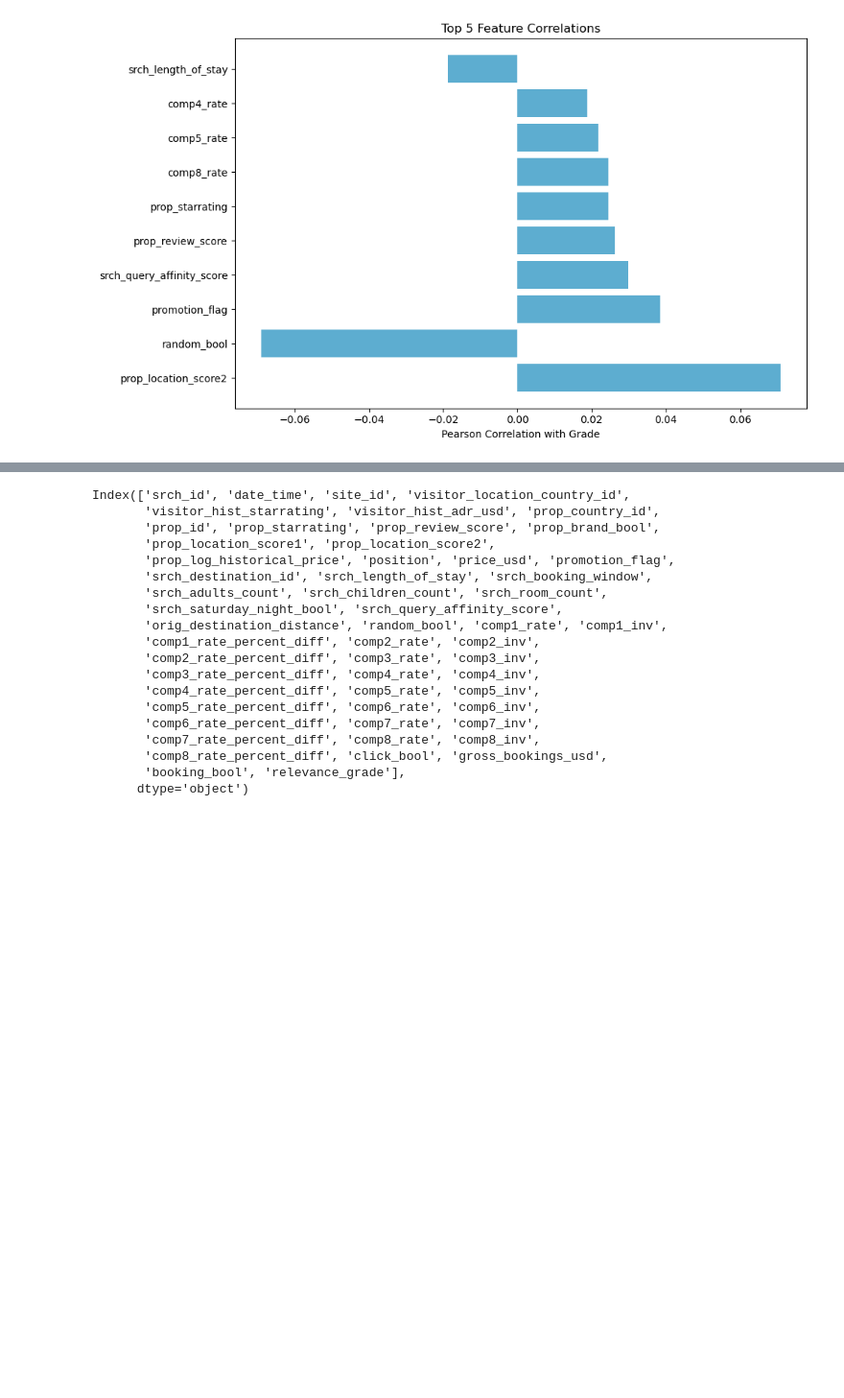
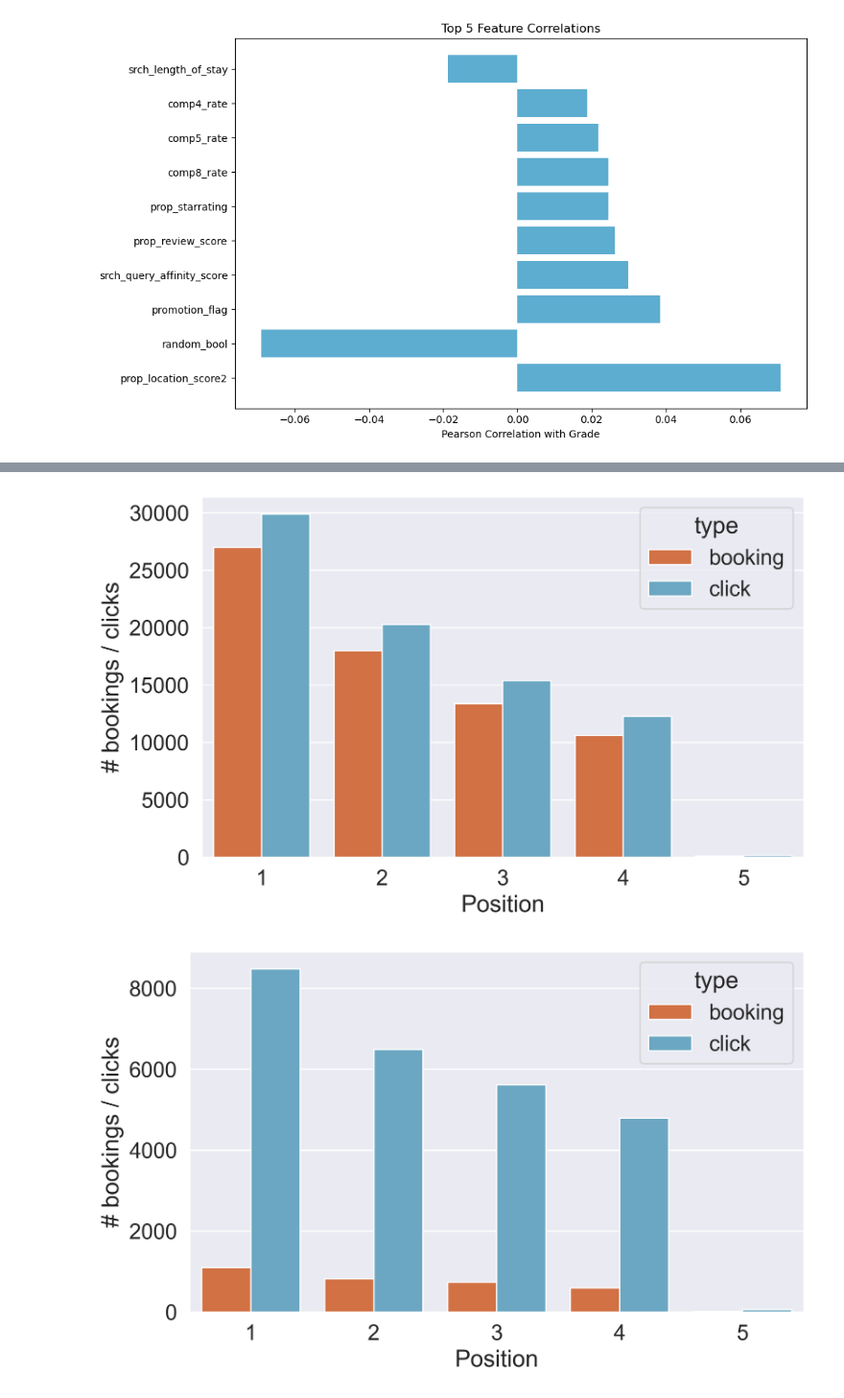
Before and after one commit to emmaarussi/hotel-estimation, a Jupyter notebook: notebooks/exploratory_analysis.ipynb, the cells around one changed output, grey strips where cells are left out. Shown at 96% size. Saved outputs shown, nothing was run; the diff lists cells and outputs as text; code cells hidden in the pictures; blank space fills up the shorter version.

```diff
--- a/notebooks/exploratory_analysis.ipynb
+++ b/notebooks/exploratory_analysis.ipynb
@@ -245,22 +257,52 @@ plt.show()
-# %%
-hotel_train.columns
-# %% [output]
-Index(['srch_id', 'date_time', 'site_id', 'visitor_location_country_id',
-       'visitor_hist_starrating', 'visitor_hist_adr_usd', 'prop_country_id',
-       'prop_id', 'prop_starrating', 'prop_review_score', 'prop_brand_bool',
-       'prop_location_score1', 'prop_location_score2',
-       'prop_log_historical_price', 'position', 'price_usd', 'promotion_flag',
-       'srch_destination_id', 'srch_length_of_stay', 'srch_booking_window',
-       'srch_adults_count', 'srch_children_count', 'srch_room_count',
-       'srch_saturday_night_bool', 'srch_query_affinity_score',
-       'orig_destination_distance', 'random_bool', 'comp1_rate', 'comp1_inv',
-       'comp1_rate_percent_diff', 'comp2_rate', 'comp2_inv',
-       'comp2_rate_percent_diff', 'comp3_rate', 'comp3_inv',
-       'comp3_rate_percent_diff', 'comp4_rate', 'comp4_inv',
-       'comp4_rate_percent_diff', 'comp5_rate', 'comp5_inv',
-       'comp5_rate_percent_diff', 'comp6_rate', 'comp6_inv',
-       'comp6_rate_percent_diff', 'comp7_rate', 'comp7_inv',
-       'comp7_rate_percent_diff', 'comp8_rate', 'comp8_inv',
-       'comp8_rate_percent_diff', 'click_bool', 'gross_bookings_usd',
-       'booking_bool', 'relevance_grade'],
-      dtype='object')
+# %%
+# Aggregate bookings and clicks by position and random_bool, then melt to long format
+agg = hotel_train.groupby(['position', 'random_bool'])[['booking_bool', 'click_bool']].sum().reset_index()
+summary = agg.melt(
+    id_vars=['position', 'random_bool'],
+    value_vars=['booking_bool', 'click_bool'],
+    var_name='type',
+    value_name='n'
+)
+summary['type'] = summary['type'].map({'booking_bool': 'booking', 'click_bool': 'click'})
+
+# Only keep top 5 positions
+summary_top5 = summary[summary['position'] <= 5]
+
+sns.set(font_scale=1.5)
+
+# Plot for non-random impressions
+plt.figure(figsize=(8, 5), dpi=300)
+sns.barplot(
+    data=summary_top5[summary_top5['random_bool'] == 0],
+    x='position',
+    y='n',
+    hue='type',
+    dodge=True,
+    palette=['#e8692d', '#5dadd0']
+)
+plt.xlabel("Position")
+plt.ylabel("# bookings / clicks")
+plt.legend(title="type")
+plt.tight_layout()
+plt.savefig(plot_dir / 'n_booking_clicks_nonrandom_top5.png', dpi=300, bbox_inches='tight')
+plt.show()
+
+# Plot for random impressions
+plt.figure(figsize=(8, 5), dpi=300)
+sns.barplot(
+    data=summary_top5[summary_top5['random_bool'] == 1],
+    x='position',
+    y='n',
+    hue='type',
+    dodge=True,
+    palette=['#e8692d', '#5dadd0']
+)
+plt.xlabel("Position")
+plt.ylabel("# bookings / clicks")
+plt.legend(title="type")
+plt.tight_layout()
+plt.savefig(plot_dir / 'n_booking_clicks_random_top5.png', dpi=300, bbox_inches='tight')
+plt.show()
+# %% [output]
+[figure, added]
+[figure, added]
```
Also changed, not shown: parts of 2 cells of this notebook, 9 other files.
